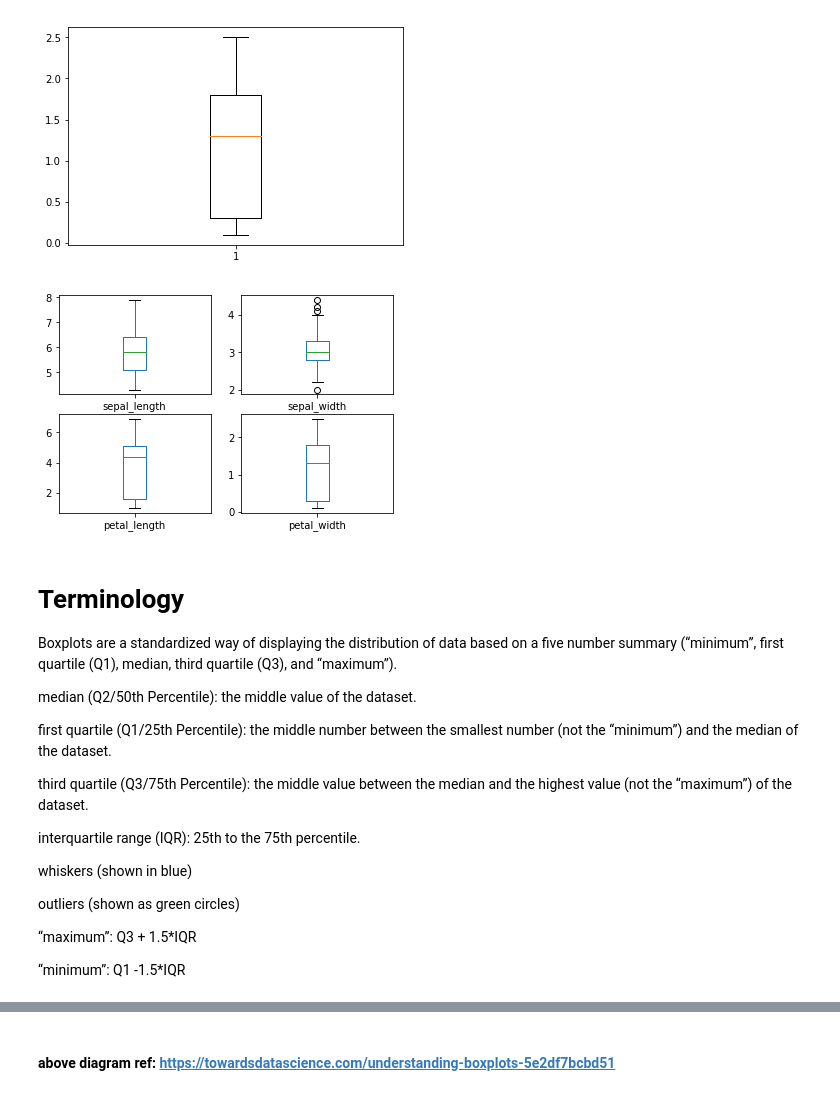
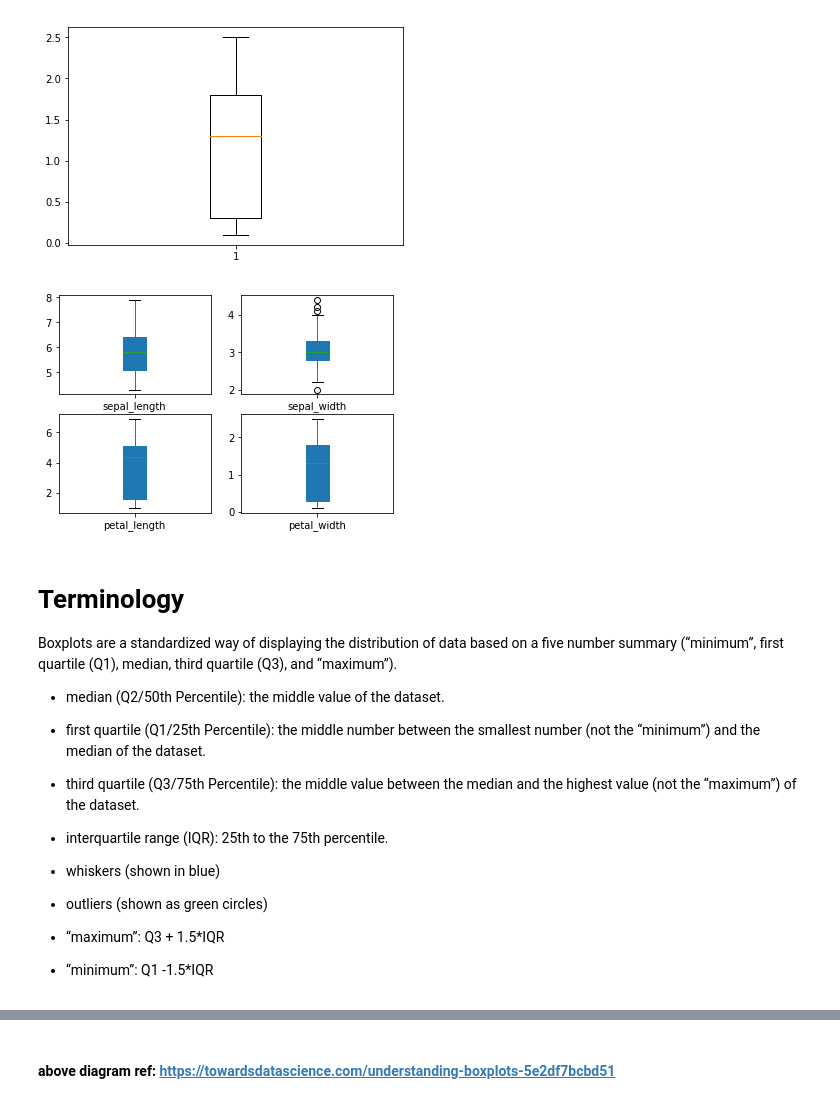
Before and after one commit to ClaireDrummond/Fundamentals-Project-2018, a Jupyter notebook: Box Plots.ipynb, the cells around one changed output, grey strips where cells are left out. Drawn from its saved outputs; the diff is of its cells as text; code cells hidden in the pictures.

```diff
--- a/Box Plots.ipynb
+++ b/Box Plots.ipynb
@@ -213,30 +265,37 @@ plt.boxplot(dataset.petal_width)
 # %%
 # generate the 4 boxplots together in one line of code
 # ref:https://matplotlib.org/gallery/recipes/create_subplots.html
-dataset.plot(kind='box', subplots=True, layout=(2,2), sharex=False, sharey=False)
+dataset.plot(kind='box', patch_artist=True, subplots=True, layout=(2,2), sharex=False, sharey=False)
 plt.show()
 # %% [output]
-[figure, old version]
+[figure, new version]
 # %% [markdown]
 # Terminology
 
 Boxplots are a standardized way of displaying the distribution of data based on a five number summary (“minimum”, first quartile (Q1), median, third quartile (Q3), and “maximum”).
 
-median (Q2/50th Percentile): the middle value of the dataset.
+- median (Q2/50th Percentile): the middle value of the dataset.
 
-first quartile (Q1/25th Percentile): the middle number between the smallest number (not the “minimum”) and the median of the dataset.
 
-third quartile (Q3/75th Percentile): the middle value between the median and the highest value (not the “maximum”) of the dataset.
+- first quartile (Q1/25th Percentile): the middle number between the smallest number (not the “minimum”) and the median of the dataset.
 
-interquartile range (IQR): 25th to the 75th percentile.
 
-whiskers (shown in blue)
+- third quartile (Q3/75th Percentile): the middle value between the median and the highest value (not the “maximum”) of the dataset.
 
-outliers (shown as green circles)
 
-“maximum”: Q3 + 1.5*IQR
+- interquartile range (IQR): 25th to the 75th percentile.
 
-“minimum”: Q1 -1.5*IQR
+
+- whiskers (shown in blue)
+
+
+- outliers (shown as green circles)
+
+
+- “maximum”: Q3 + 1.5*IQR
+
+
+- “minimum”: Q1 -1.5*IQR
 # %% [markdown]
 ![Terminology.PNG](attachment:Terminology.PNG)
 # %% [markdown]
```
Also changed, not shown: parts of 25 cells of this notebook, 1 other file.
